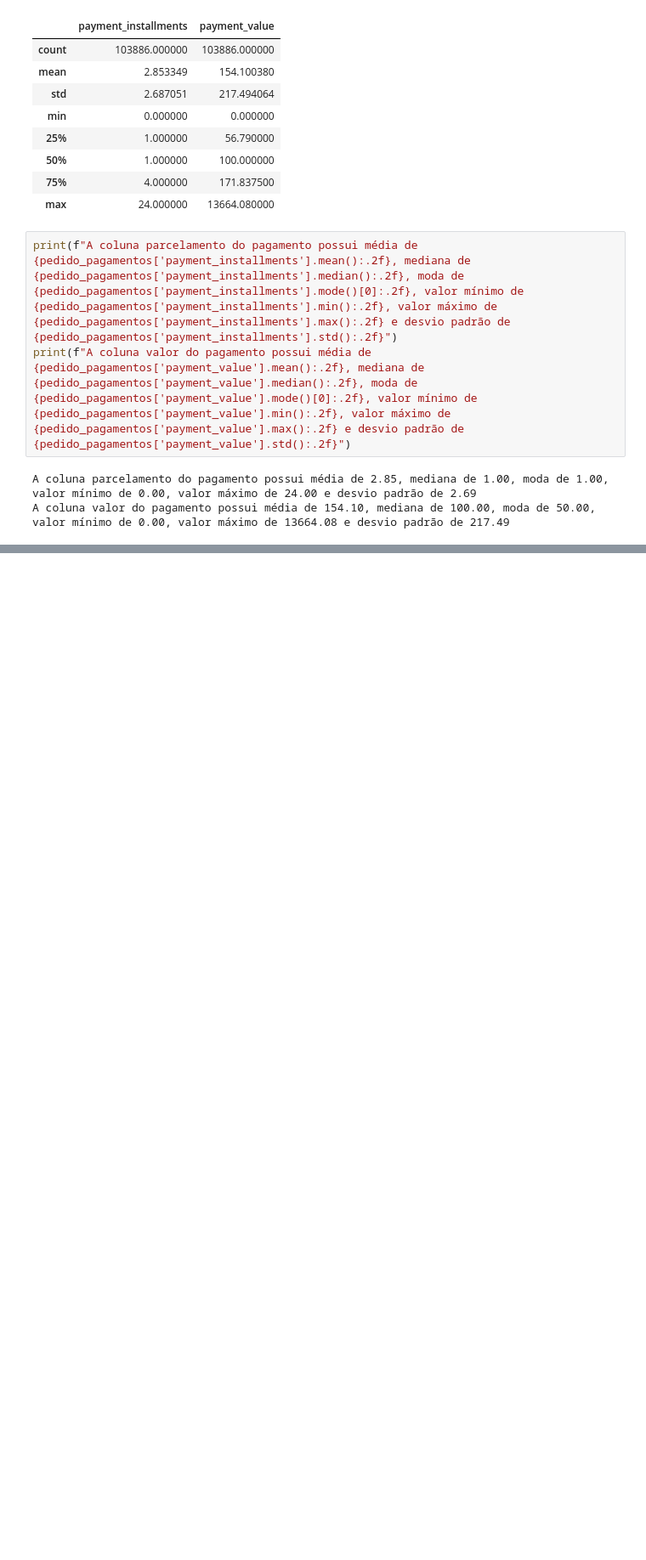
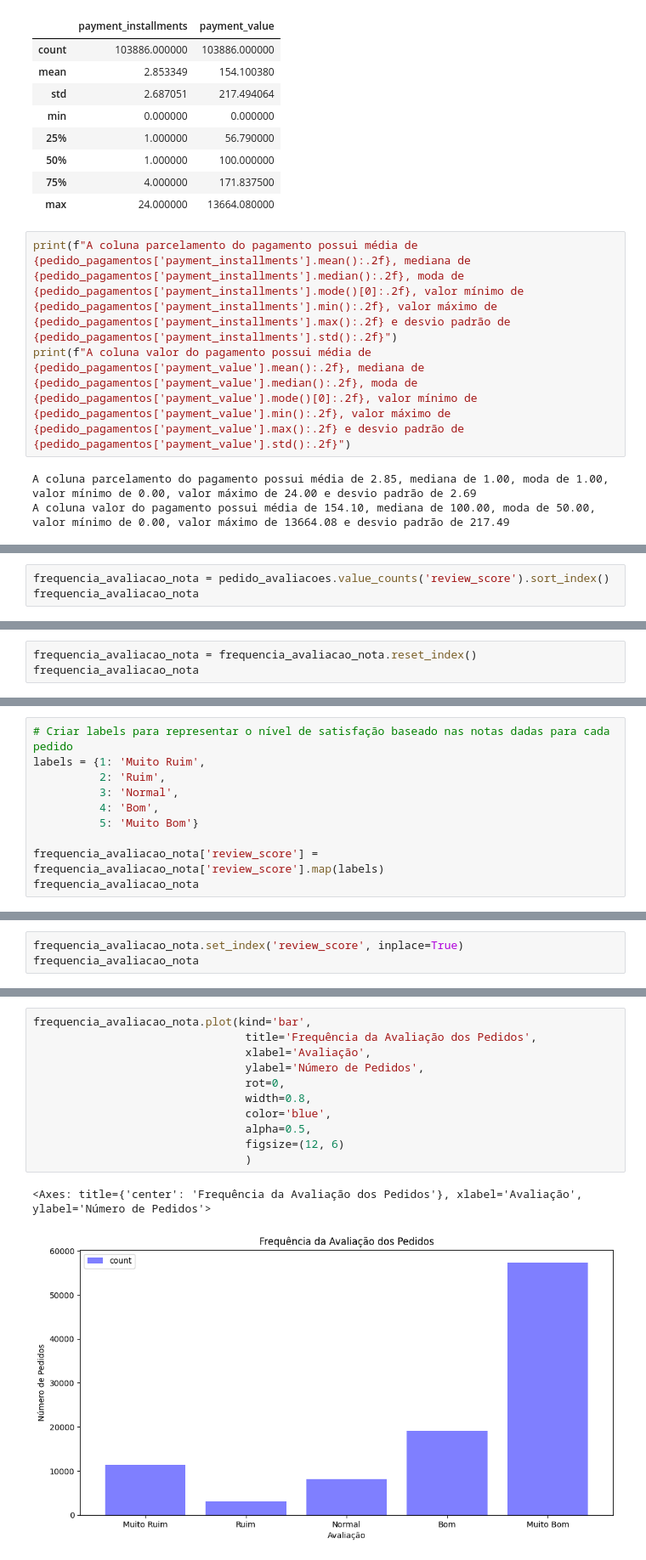
Before and after one commit to RayVilaca/Bootcamp-Data-Science-Ada, a Jupyter notebook: projetos-conclusao-modulo/modulo2/projeto.ipynb, the cells around one changed output, grey strips where cells are left out. Shown: that part at 85% size. Cells and saved outputs as stored; diff of their text form; blank space fills up the shorter version.

Commit message:
feat: add order review section in module 2

```diff
--- a/projetos-conclusao-modulo/modulo2/projeto.ipynb
+++ b/projetos-conclusao-modulo/modulo2/projeto.ipynb
@@ -303,0 +361,3 @@ A coluna valor do pagamento possui média de 154.10, mediana de 100.00, moda de
+# %%
+frequencia_avaliacao_nota = pedido_avaliacoes.value_counts('review_score').sort_index()
+frequencia_avaliacao_nota
@@ -303,0 +372,3 @@ A coluna valor do pagamento possui média de 154.10, mediana de 100.00, moda de
+# %%
+frequencia_avaliacao_nota = frequencia_avaliacao_nota.reset_index()
+frequencia_avaliacao_nota
@@ -303,0 +382,10 @@ A coluna valor do pagamento possui média de 154.10, mediana de 100.00, moda de
+# %%
+# Criar labels para representar o nível de satisfação baseado nas notas dadas para cada pedido
+labels = {1: 'Muito Ruim',
+          2: 'Ruim',
+          3: 'Normal',
+          4: 'Bom',
+          5: 'Muito Bom'}
+
+frequencia_avaliacao_nota['review_score'] = frequencia_avaliacao_nota['review_score'].map(labels)
+frequencia_avaliacao_nota
@@ -303,0 +399,3 @@ A coluna valor do pagamento possui média de 154.10, mediana de 100.00, moda de
+# %%
+frequencia_avaliacao_nota.set_index('review_score', inplace=True)
+frequencia_avaliacao_nota
@@ -303,0 +414,14 @@ A coluna valor do pagamento possui média de 154.10, mediana de 100.00, moda de
+# %%
+frequencia_avaliacao_nota.plot(kind='bar',
+                                title='Frequência da Avaliação dos Pedidos',
+                                xlabel='Avaliação',
+                                ylabel='Número de Pedidos',
+                                rot=0,
+                                width=0.8,
+                                color='blue',
+                                alpha=0.5,
+                                figsize=(12, 6)
+                                )
+# %% [output]
+<Axes: title={'center': 'Frequência da Avaliação dos Pedidos'}, xlabel='Avaliação', ylabel='Número de Pedidos'>
+[figure, added]
```
Also changed, not shown: parts of 11 cells of this notebook.
